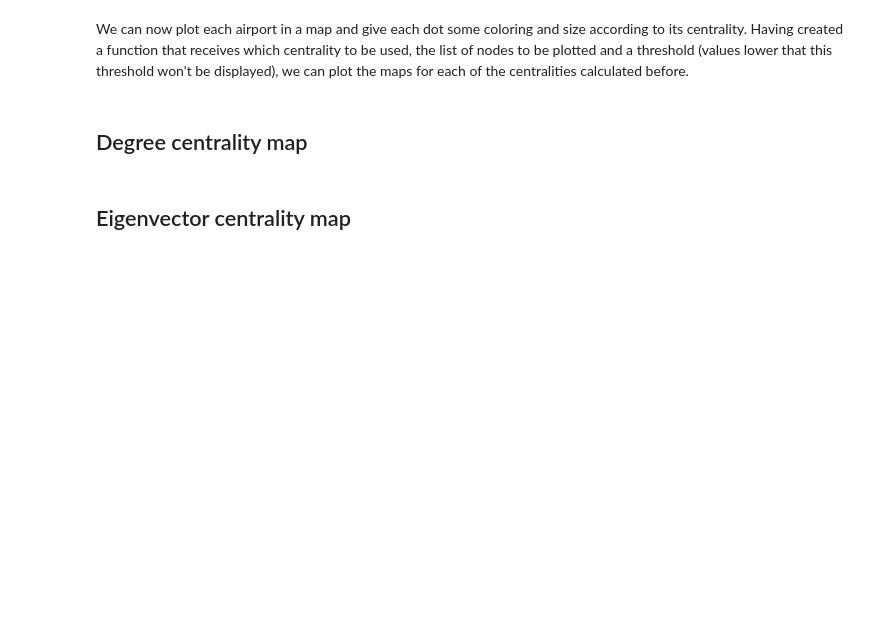
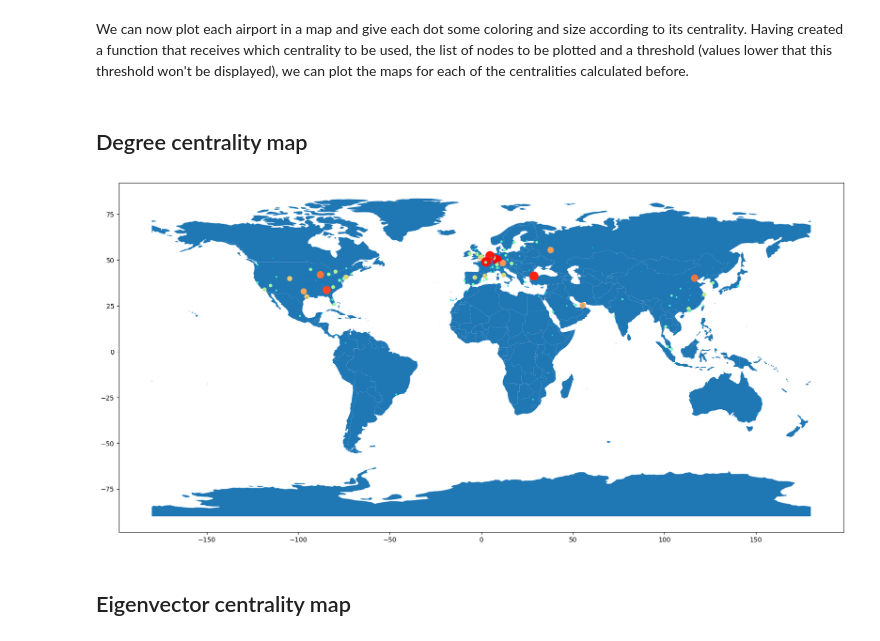
Before and after one commit to MiguelBernardino/CRC, a Jupyter notebook: crc.ipynb, the cells around one changed output. Drawn from its saved outputs; the diff is of its cells as text; code cells hidden in the pictures; blank space fills up the shorter version.

```diff
--- a/crc.ipynb
+++ b/crc.ipynb
@@ -297,7 +325,7 @@ def plotMap(label, centrality_dict, list_nodes, threshold):
             x = airportsDF.loc[airportsDF['IATA'] == node]
             x_norm = (centrality_dict[node] - min_value) / (max_value - min_value)
             x['color'] = centrality_dict[node]
-            x['markersize'] = (x_norm **4) * 200
+            x['markersize'] = (x_norm **4) * 50
             newAirportsDF = pd.concat([newAirportsDF, x])
 
     geometry = [Point(xy) for xy in zip(newAirportsDF['lon'], newAirportsDF['lat'])]
@@ -338,7 +366,9 @@ print(len(D.edges))
 # %% [markdown]
 ## Degree centrality map
 # %%
-plotMap("Degree centrality", dc, D.nodes, 0)
+plotMap("Degree centrality", dc, G.nodes, 0)
+# %% [output]
+[figure, added]
 # %% [markdown]
 ## Eigenvector centrality map
 # %%
```
Also changed, not shown: parts of 7 cells of this notebook, 2 other files.
